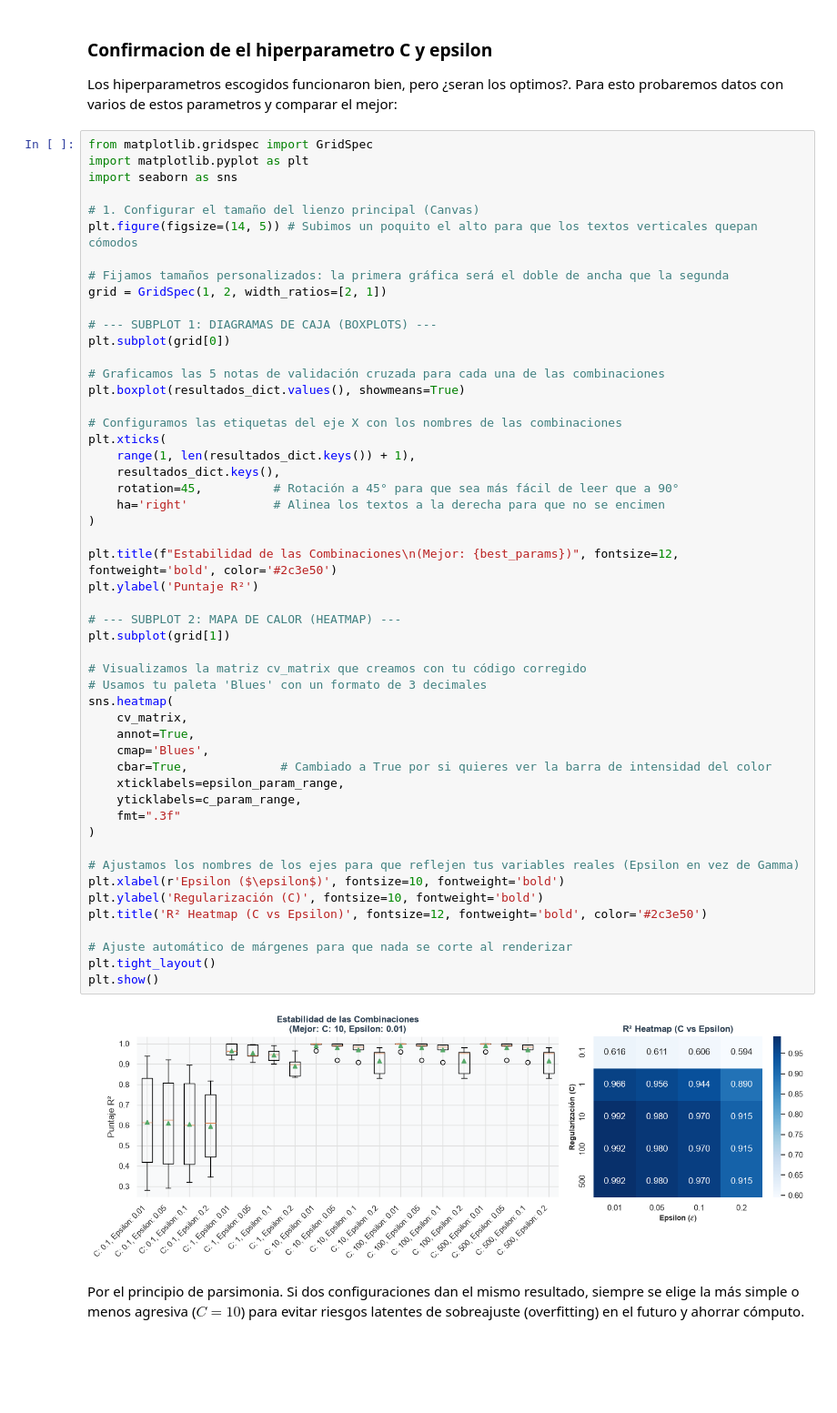
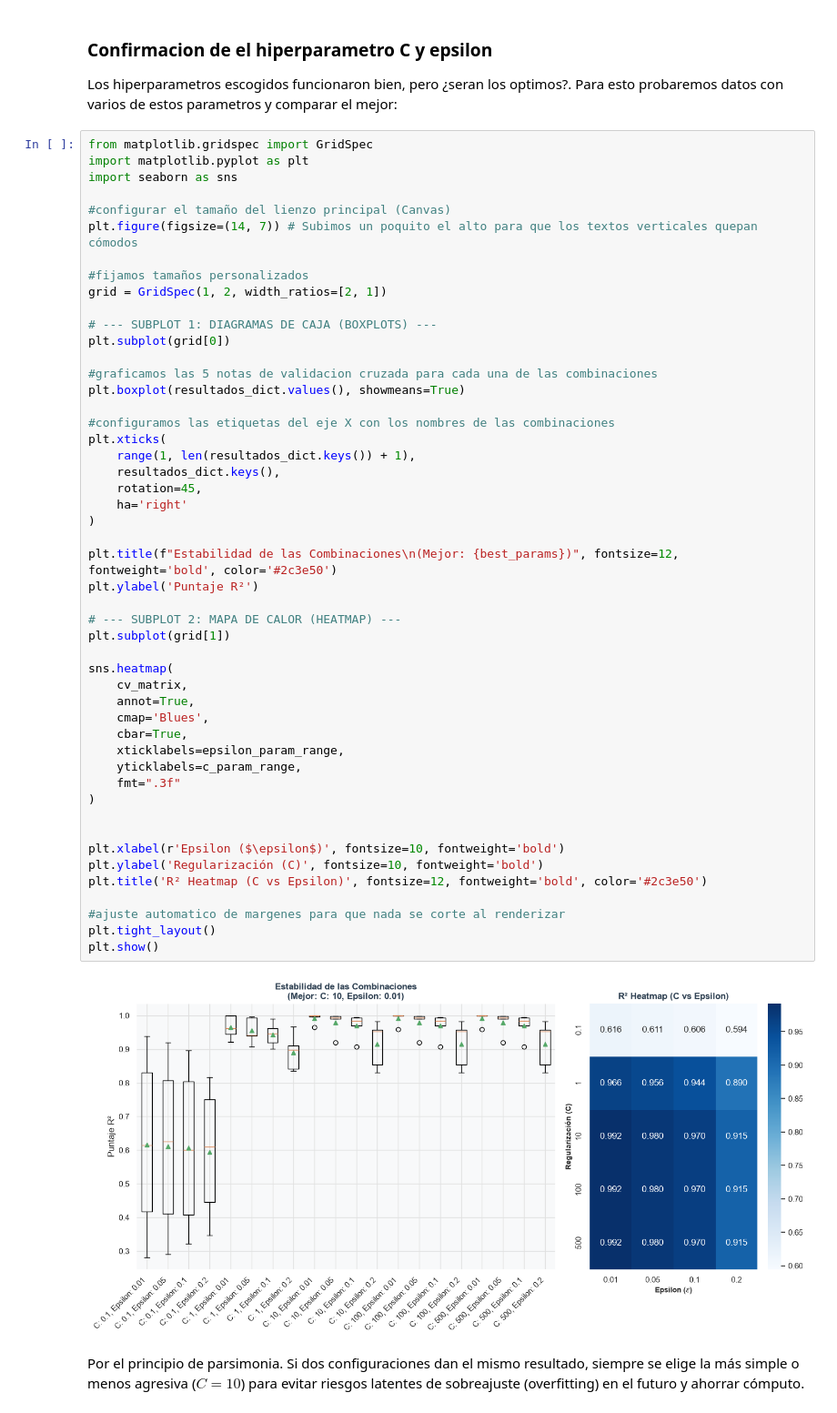
Before and after one commit to benjahkj-gif/Volatility-Pricing-ML-Comparison, a Jupyter notebook: Code/modeloSVM.ipynb, the cells around one changed output. Shown at 91% size. Drawn from its saved outputs; the diff is of its cells as text; blank space fills up the shorter version.

```diff
--- a/Code/modeloSVM.ipynb
+++ b/Code/modeloSVM.ipynb
@@ -264,53 +279,51 @@ from matplotlib.gridspec import GridSpec
 import matplotlib.pyplot as plt
 import seaborn as sns
 
-# 1. Configurar el tamaño del lienzo principal (Canvas)
-plt.figure(figsize=(14, 5)) # Subimos un poquito el alto para que los textos verticales quepan cómodos
+#configurar el tamaño del lienzo principal (Canvas)
+plt.figure(figsize=(14, 7)) # Subimos un poquito el alto para que los textos verticales quepan cómodos
 
-# Fijamos tamaños personalizados: la primera gráfica será el doble de ancha que la segunda
+#fijamos tamaños personalizados
 grid = GridSpec(1, 2, width_ratios=[2, 1])
 
 # --- SUBPLOT 1: DIAGRAMAS DE CAJA (BOXPLOTS) ---
 plt.subplot(grid[0])
 
-# Graficamos las 5 notas de validación cruzada para cada una de las combinaciones
+#graficamos las 5 notas de validacion cruzada para cada una de las combinaciones
 plt.boxplot(resultados_dict.values(), showmeans=True)
 
-# Configuramos las etiquetas del eje X con los nombres de las combinaciones
+#configuramos las etiquetas del eje X con los nombres de las combinaciones
 plt.xticks(
     range(1, len(resultados_dict.keys()) + 1),
     resultados_dict.keys(),
-    rotation=45,          # Rotación a 45° para que sea más fácil de leer que a 90°
-    ha='right'            # Alinea los textos a la derecha para que no se encimen
+    rotation=45,
+    ha='right'
 )
 
 plt.title(f"Estabilidad de las Combinaciones\n(Mejor: {best_params})", fontsize=12, fontweight='bold', color='#2c3e50')
 plt.ylabel('Puntaje R²')
 
 # --- SUBPLOT 2: MAPA DE CALOR (HEATMAP) ---
 plt.subplot(grid[1])
 
-# Visualizamos la matriz cv_matrix que creamos con tu código corregido
-# Usamos tu paleta 'Blues' con un formato de 3 decimales
 sns.heatmap(
     cv_matrix,
     annot=True,
     cmap='Blues',
-    cbar=True,             # Cambiado a True por si quieres ver la barra de intensidad del color
+    cbar=True,
     xticklabels=epsilon_param_range,
     yticklabels=c_param_range,
     fmt=".3f"
 )
 
-# Ajustamos los nombres de los ejes para que reflejen tus variables reales (Epsilon en vez de Gamma)
+
 plt.xlabel(r'Epsilon ($\epsilon$)', fontsize=10, fontweight='bold')
 plt.ylabel('Regularización (C)', fontsize=10, fontweight='bold')
 plt.title('R² Heatmap (C vs Epsilon)', fontsize=12, fontweight='bold', color='#2c3e50')
 
-# Ajuste automático de márgenes para que nada se corte al renderizar
+#ajuste automatico de margenes para que nada se corte al renderizar
 plt.tight_layout()
 plt.show()
 # %% [output]
-[figure, old version]
+[figure, new version]
 # %% [markdown]
  Por el principio de parsimonia. Si dos configuraciones dan el mismo resultado, siempre se elige la más simple o menos agresiva ($C=10$) para evitar riesgos latentes de sobreajuste (overfitting) en el futuro y ahorrar cómputo.
```
Also changed, not shown: parts of 11 cells of this notebook.
